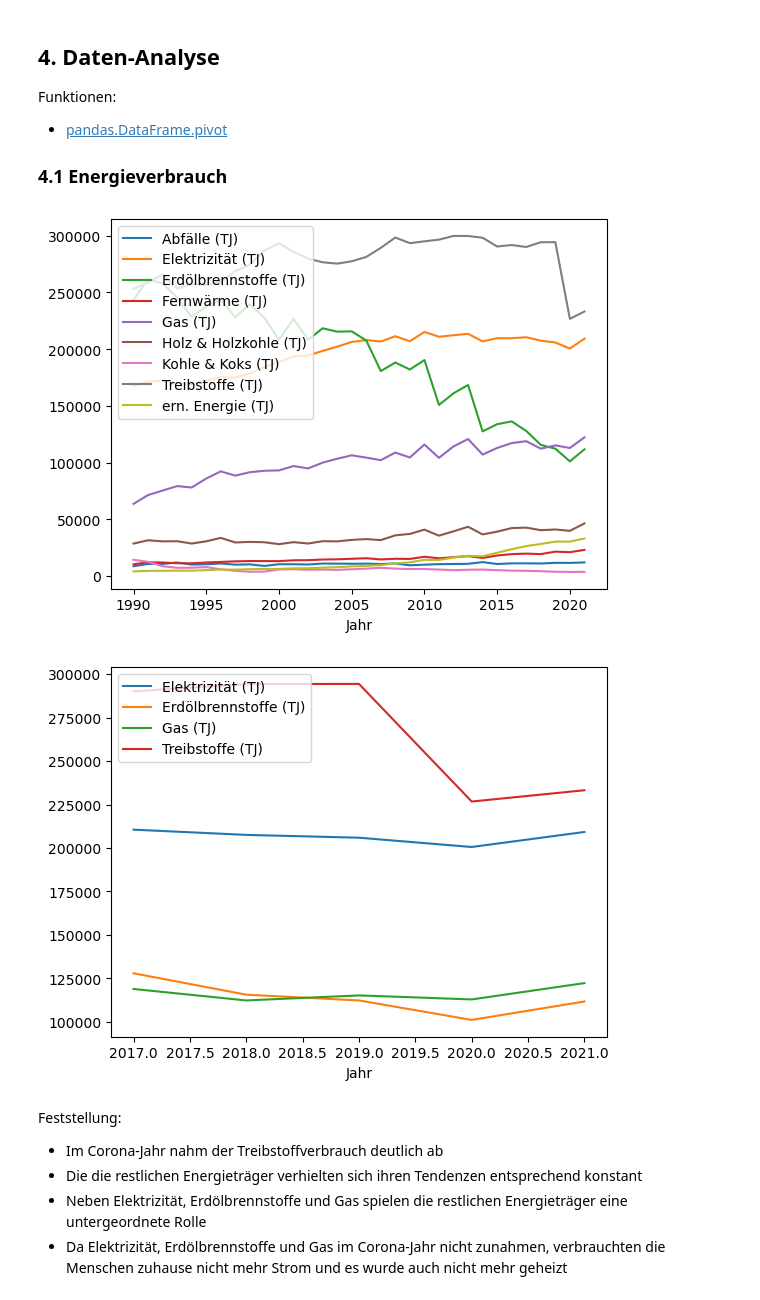
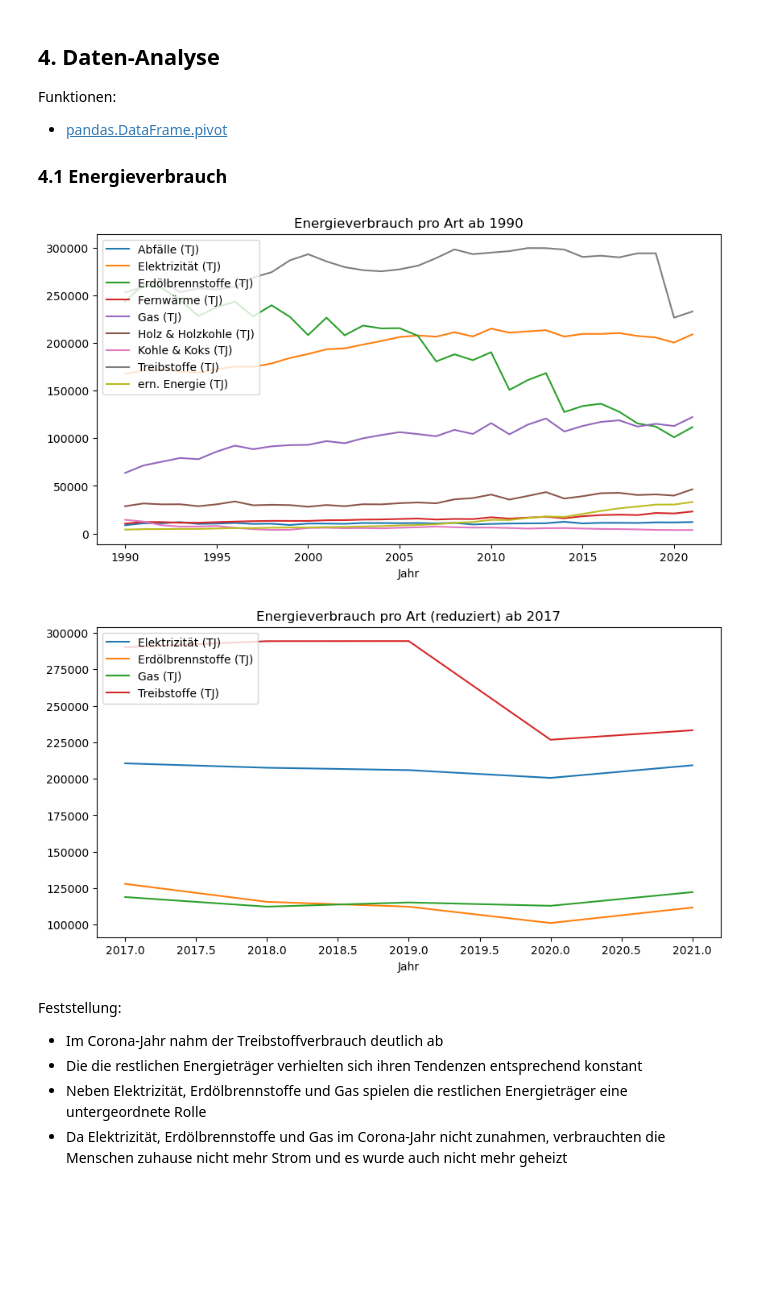
Before and after one commit to marco-weber/BMLD-2022-Informatik-Leistungsnachweis, a Jupyter notebook: Leistungsnachweisname_FilipaWeber_AnnaHasenfratz_EnyaJossen.ipynb, the cells around one changed output. Drawn from its saved outputs; the diff is of its cells as text; code cells hidden in the pictures; blank space fills up the shorter version.

```diff
--- a/Leistungsnachweisname_FilipaWeber_AnnaHasenfratz_EnyaJossen.ipynb
+++ b/Leistungsnachweisname_FilipaWeber_AnnaHasenfratz_EnyaJossen.ipynb
@@ -259,31 +259,31 @@ Funktionen:
 # %%
 filter_historic = df_full["Jahr"] >= 1990
 filter_energy_fuel = df_full["Kategorie"] == "Treibstoffe (TJ)"
 filter_energy_other = ((df_full["Kategorie"] == "Elektrizität (TJ)")|
                        (df_full["Kategorie"] == "Erdölbrennstoffe (TJ)")|
                        (df_full["Kategorie"] == "Gas (TJ)")|
                        (df_full["Kategorie"] == "Holz & Holzkohle (TJ)")|
                        (df_full["Kategorie"] == "Kohle & Koks (TJ)")|
                        (df_full["Kategorie"] == "Abfälle (TJ)")|
                        (df_full["Kategorie"] == "Fernwärme (TJ)")|
                        (df_full["Kategorie"] == "ern. Energie (TJ)"))
 df_energy_wide = df_full[(filter_historic & (filter_energy_fuel | filter_energy_other))].pivot(index="Jahr", columns="Kategorie", values="Wert")
-df_energy_wide.plot.line()
+df_energy_wide.plot(kind="line",figsize=[10,5], title= "Energieverbrauch pro Art ab 1990")
 plt.legend(loc='upper left')
 plt.show()
 # %% [output]
-[figure, old version]
+[figure, new version]
 # %%
 filter_year = df_full["Jahr"] >= 2017
 filter_energy_other = ((df_full["Kategorie"] == "Elektrizität (TJ)")|
                        (df_full["Kategorie"] == "Erdölbrennstoffe (TJ)")|
                        (df_full["Kategorie"] == "Gas (TJ)"))
 df_energy_wide = df_full[(filter_year & (filter_energy_fuel | filter_energy_other))].pivot(index="Jahr", columns="Kategorie", values="Wert")
-df_energy_wide.plot.line()
+df_energy_wide.plot(kind="line",figsize=[10,5], title= "Energieverbrauch pro Art (reduziert) ab 2017")
 plt.legend(loc='upper left')
 plt.show()
 # %% [output]
-[figure, old version]
+[figure, new version]
 # %% [markdown]
 Feststellung:
 - Im Corona-Jahr nahm der Treibstoffverbrauch deutlich ab
```
Also changed, not shown: parts of 1 cell of this notebook.
